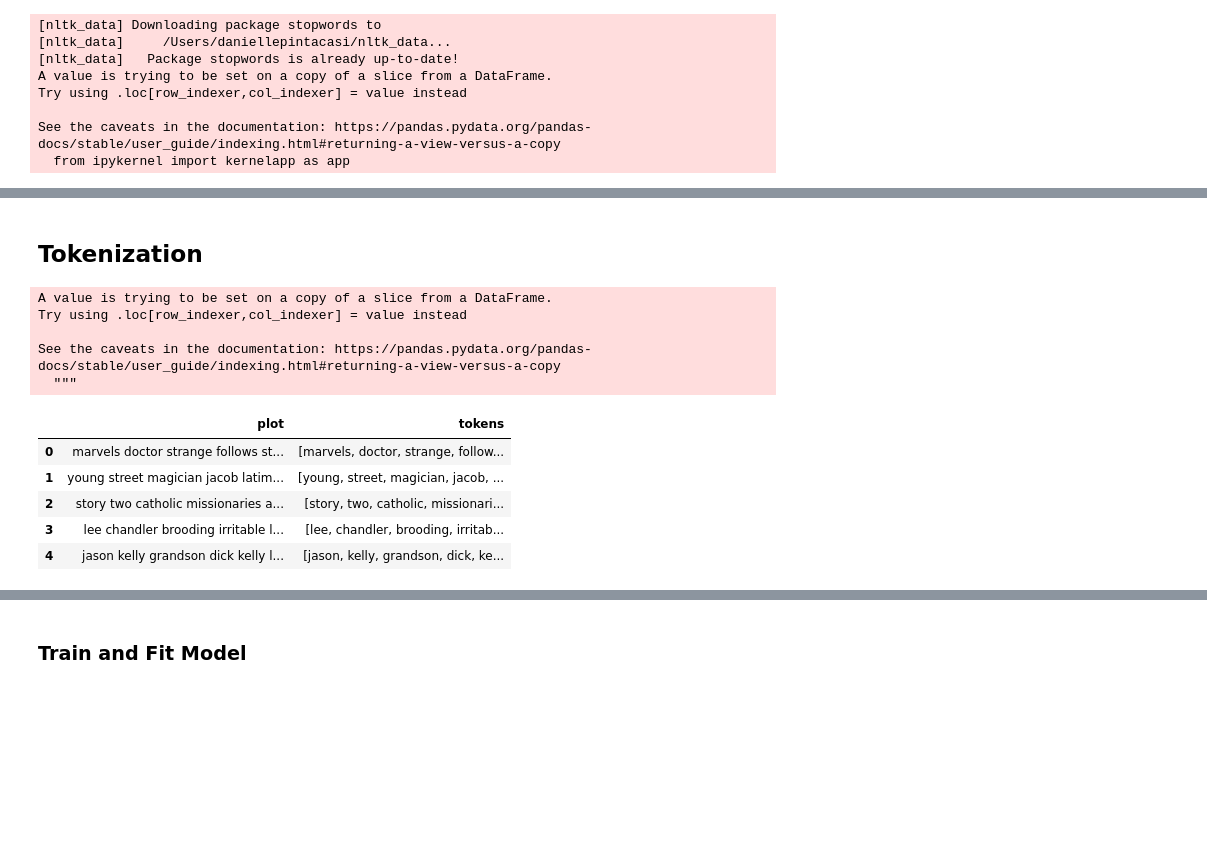
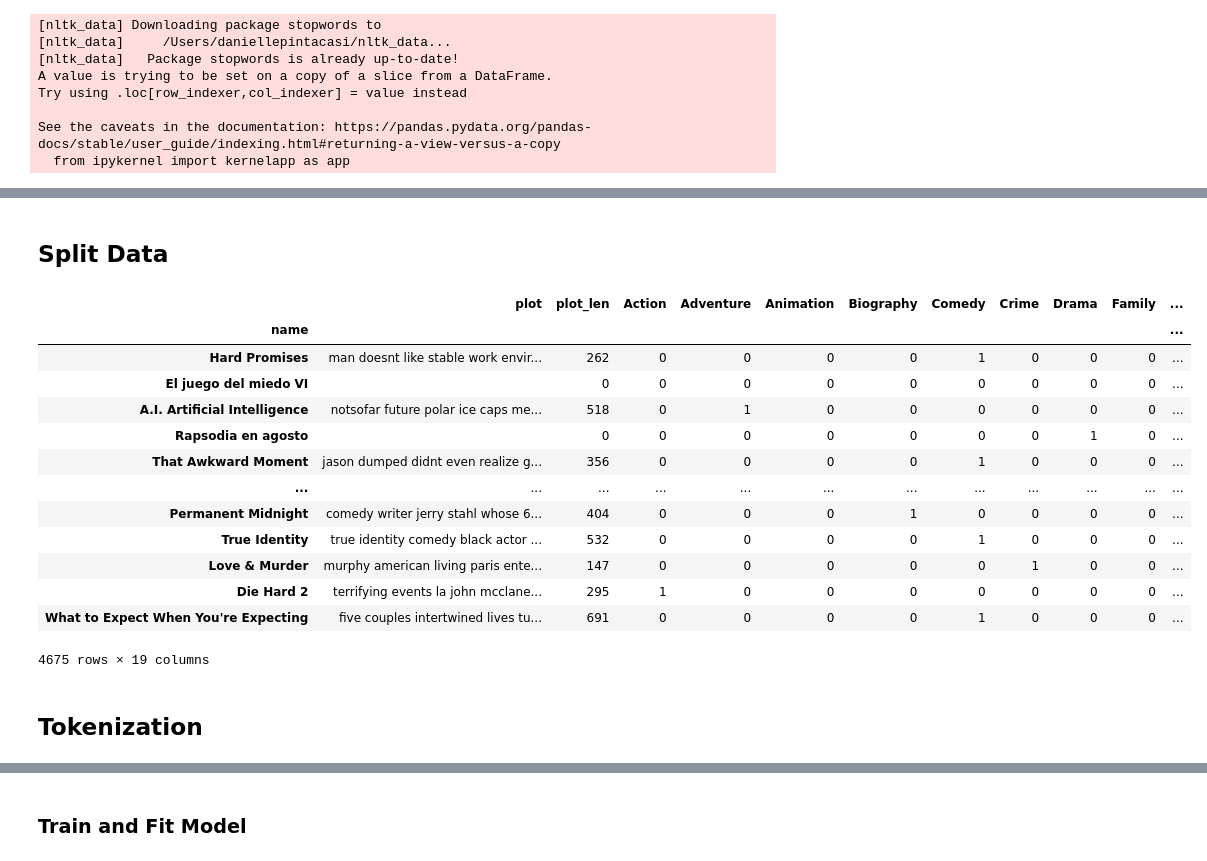
Before and after one commit to ztcnrh/NLP-Movie-Rating-Predictor, a Jupyter notebook: alannah/rating_classification-with-genre.ipynb, the cells around one changed output, grey strips where cells are left out. Saved outputs shown, nothing was run; the diff lists cells and outputs as text; code cells hidden in the pictures; blank space fills up the shorter version.

```diff
--- a/alannah/rating_classification-with-genre.ipynb
+++ b/alannah/rating_classification-with-genre.ipynb
@@ -173,2 +139,4 @@ See the caveats in the documentation: https://pandas.pydata.org/pandas-docs/stab
 # %%
-# plot_df["plot"] = [stemming(x) for x in plot_df["plot"]]
+#adding plot length feature
+
+df["plot_len"] = [len(x) for x in df["plot"]]
@@ -174,0 +168,10 @@ See the caveats in the documentation: https://pandas.pydata.org/pandas-docs/stab
+# %%
+# Import label encoder
+from sklearn import preprocessing
+
+# Set label encoder method to variable for use
+label_encoder = preprocessing.LabelEncoder()
+
+# Encode ratigs
+df["encoded_rating"] = label_encoder.fit_transform(df["rating"])
+df.head()
@@ -174,0 +221,7 @@ See the caveats in the documentation: https://pandas.pydata.org/pandas-docs/stab
+# %%
+clean_df = pd.merge(df, genres, how = "left", on = "name")
+clean_df.head(2)
+# import scipy
+# from scipy.sparse import csr_matrix
+# genres_mat = scipy.sparse.csr_matrix(genres.values)
+# genres_mat
@@ -175,23 +234,26 @@ See the caveats in the documentation: https://pandas.pydata.org/pandas-docs/stab
+# %% [markdown]
+## Split Data
+# %%
+from sklearn.model_selection import train_test_split
+X = clean_df.drop(columns = ["genre_kaggle","rating","encoded_rating"])
+y = clean_df["encoded_rating"]
+
+X_train, X_test, y_train, y_test = train_test_split(X, y, random_state=42)
+X_train
+# %% [output]
+|  | plot | plot_len | Action | Adventure | Animation | Biography | Comedy | Crime | Drama | Family | ... |
+| name |  |  |  |  |  |  |  |  |  |  | ... |
+| Hard Promises | man doesnt like stable work envir... | 262 | 0 | 0 | 0 | 0 | 1 | 0 | 0 | 0 | ... |
+| El juego del miedo VI |  | 0 | 0 | 0 | 0 | 0 | 0 | 0 | 0 | 0 | ... |
+| A.I. Artificial Intelligence | notsofar future polar ice caps me... | 518 | 0 | 1 | 0 | 0 | 0 | 0 | 0 | 0 | ... |
+| Rapsodia en agosto |  | 0 | 0 | 0 | 0 | 0 | 0 | 0 | 1 | 0 | ... |
+| That Awkward Moment | jason dumped didnt even realize g... | 356 | 0 | 0 | 0 | 0 | 1 | 0 | 0 | 0 | ... |
+| ... | ... | ... | ... | ... | ... | ... | ... | ... | ... | ... | ... |
+| Permanent Midnight | comedy writer jerry stahl whose 6... | 404 | 0 | 0 | 0 | 1 | 0 | 0 | 0 | 0 | ... |
+| True Identity | true identity comedy black actor ... | 532 | 0 | 0 | 0 | 0 | 1 | 0 | 0 | 0 | ... |
+| Love & Murder | murphy american living paris ente... | 147 | 0 | 0 | 0 | 0 | 0 | 1 | 0 | 0 | ... |
+| Die Hard 2 | terrifying events la john mcclane... | 295 | 1 | 0 | 0 | 0 | 0 | 0 | 0 | 0 | ... |
+| What to Expect When You're Expecting | five couples intertwined lives tu... | 691 | 0 | 0 | 0 | 0 | 1 | 0 | 0 | 0 | ... |
+4675 rows × 19 columns
 # %% [markdown]
 ## Tokenization
-# %%
-from nltk.tokenize import TreebankWordTokenizer
-
-tokenizer = TreebankWordTokenizer()
-
-plot_df["tokens"] = plot_df["plot"].map(tokenizer.tokenize)
-# %% [output]
-A value is trying to be set on a copy of a slice from a DataFrame.
-Try using .loc[row_indexer,col_indexer] = value instead
-
-See the caveats in the documentation: https://pandas.pydata.org/pandas-docs/stable/user_guide/indexing.html#returning-a-view-versus-a-copy
-  """
-# %%
-plot_df[["plot", "tokens"]].head()
-# %% [output]
-|  | plot | tokens |
-| 0 | marvels doctor strange follows st... | [marvels, doctor, strange, follow... |
-| 1 | young street magician jacob latim... | [young, street, magician, jacob, ... |
-| 2 | story two catholic missionaries a... | [story, two, catholic, missionari... |
-| 3 | lee chandler brooding irritable l... | [lee, chandler, brooding, irritab... |
-| 4 | jason kelly grandson dick kelly l... | [jason, kelly, grandson, dick, ke... |
```
Also changed, not shown: parts of 39 cells of this notebook, 1 other file.
